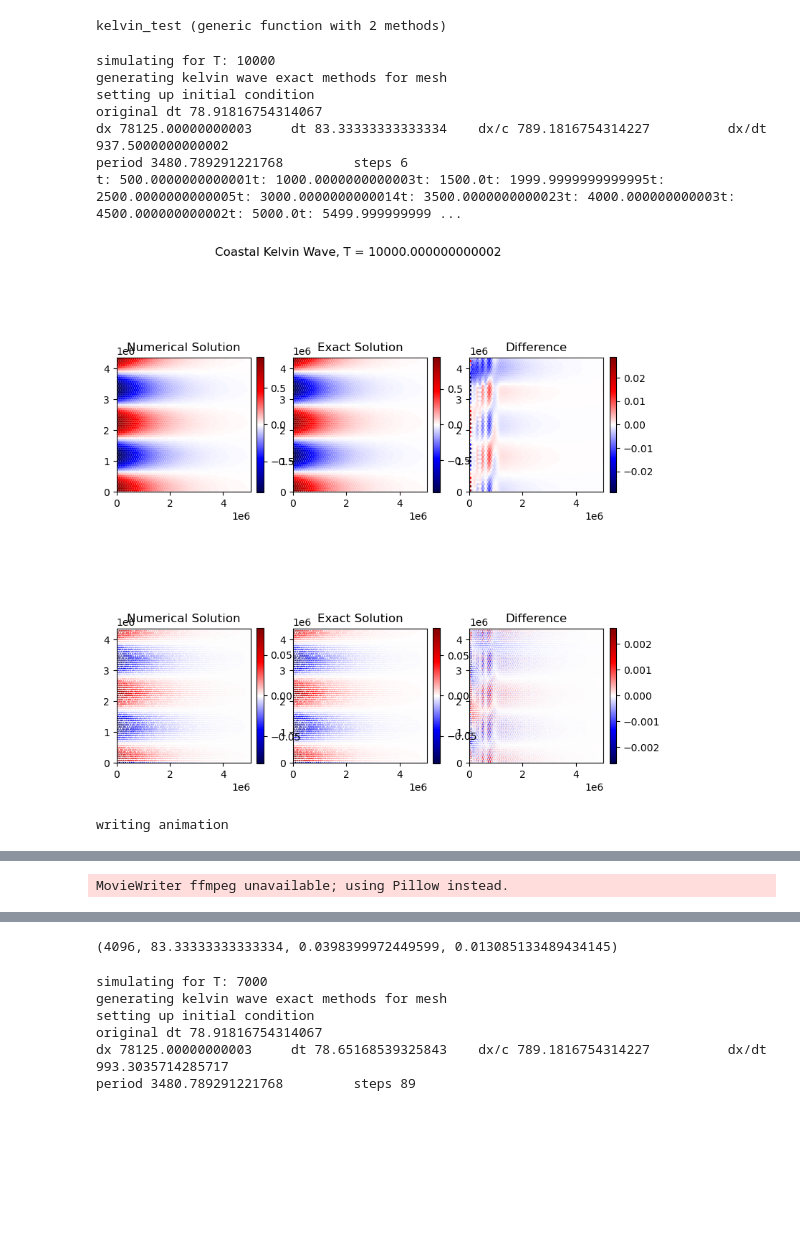
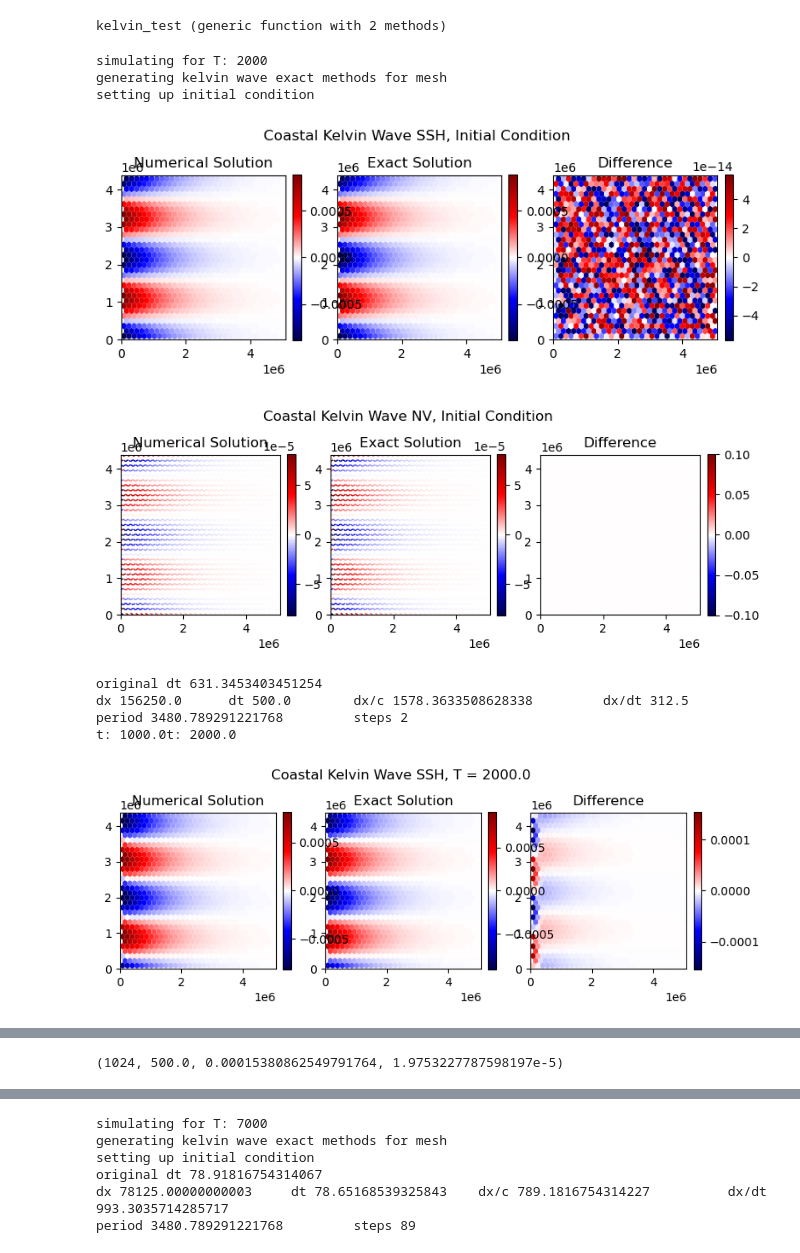
Before and after one commit to robertstrauss/MPAS_Ocean_Julia, a Jupyter notebook: KelvinWaveConvergenceTest.ipynb, the cells around one changed output, grey strips where cells are left out. Drawn from its saved outputs; the diff is of its cells as text; code cells hidden in the pictures; blank space fills up the shorter version.

Commit message:
made true layers, changing ssh to layerthickness

```diff
--- a/KelvinWaveConvergenceTest.ipynb
+++ b/KelvinWaveConvergenceTest.ipynb
@@ -34,15 +34,18 @@ end
 # %% [output]
 boundaryCondition2! (generic function with 1 method)
 # %%
+
+nvlevels=100
+nCellsX = 32
+mesh_directory,base_mesh_file_name,mesh_file_name, periodicity = CODE_ROOT * "MPAS_O_Shallow_Water/MPAS_O_Shallow_Water_Mesh_Generation/CoastalKelvinWaveMesh/ConvergenceStudyMeshes",
+    "culled_mesh_$nCellsX.nc", "mesh_$nCellsX.nc", "NonPeriodic_y"
+mpasOcean = MPAS_Ocean(mesh_directory,base_mesh_file_name,mesh_file_name, periodicity=periodicity, nvlevels=nvlevels)
+
 function lateralProfilePeriodic(y)
-    return 1e-3*cos(y/mpasOcean.lY * 4 * pi)
+    return 1e-6*cos.(y/mpasOcean.lX * 4 * pi)
 end
 lateralProfile = lateralProfilePeriodic
-nvlevels=100
-nCellsX = 256
-mesh_directory,base_mesh_file_name,mesh_file_name, periodicity = CODE_ROOT * "MPAS_O_Shallow_Water/MPAS_O_Shallow_Water_Mesh_Generation/CoastalKelvinWaveMesh/ConvergenceStudyMeshes",
-    "culled_mesh_$nCellsX.nc", "mesh_$nCellsX.nc", "NonPeriodic_x"
-mpasOcean = MPAS_Ocean(mesh_directory,base_mesh_file_name,mesh_file_name, periodicity=periodicity, nvlevels=nvlevels)
+
 kelvinWaveExactNormalVelocity, kelvinWaveExactSSH, kelvinWaveExactSolution!, boundaryCondition! = kelvinWaveGenerator(mpasOcean, lateralProfile)
 # %% [output]
 (kelvinWaveExactNormalVelocity, kelvinWaveExactSSH, kelvinWaveExactSolution!, boundaryCondition!)
@@ -48,0 +93,4 @@ kelvinWaveExactNormalVelocity, kelvinWaveExactSSH, kelvinWaveExactSolution!, bou
+# %%
+fig = plt.figure()
+edgeHeatMapMesh(mpasOcean, mpasOcean.angleEdge/pi*3, fig=fig, cmap="rainbow", cMin=0)
+display(fig)
@@ -169,18 +299,19 @@ end
 # %% [output]
 kelvin_test (generic function with 2 methods)
 # %%
-T = 10000
-nCellsX = 64
+T = 2000
+nCellsX = 32
 nCells, dt, MaxErrorNorm, L2ErrorNorm = kelvin_test(
     CODE_ROOT * "MPAS_O_Shallow_Water/MPAS_O_Shallow_Water_Mesh_Generation/CoastalKelvinWaveMesh/ConvergenceStudyMeshes",
-    "culled_mesh_$nCellsX.nc", "mesh_$nCellsX.nc", "NonPeriodic_x", T, 75, 20, plot=true, animate=true, nvlevels=1)
+    "culled_mesh_$nCellsX.nc", "mesh_$nCellsX.nc", "NonPeriodic_x", T, 75, 2, plot=true, animate=true, nvlevels=1)
 # %% [output]
-simulating for T: 10000
+simulating for T: 2000
 generating kelvin wave exact methods for mesh
 setting up initial condition
-original dt 78.91816754314067
-dx 78125.00000000003     dt 83.33333333333334    dx/c 789.1816754314227          dx/dt 937.5000000000002
-period 3480.789291221768         steps 6
-t: 500.0000000000001t: 1000.0000000000003t: 1500.0t: 1999.9999999999995t: 2500.0000000000005t: 3000.0000000000014t: 3500.0000000000023t: 4000.000000000003t: 4500.000000000002t: 5000.0t: 5499.999999999 ...
-[figure, old version]
+[figure, new version]
+[figure, added]
-writing animation
+original dt 631.3453403451254
+dx 156250.0      dt 500.0        dx/c 1578.3633508628338         dx/dt 312.5
+period 3480.789291221768         steps 2
+t: 1000.0t: 2000.0
+[figure, added]
@@ -187 +323 @@ writing animation
-MovieWriter ffmpeg unavailable; using Pillow instead.
+(1024, 500.0, 0.00015380862549791764, 1.9753227787598197e-5)
@@ -189,4 +324,3 @@ MovieWriter ffmpeg unavailable; using Pillow instead.
-(4096, 83.33333333333334, 0.0398399972449599, 0.013085133489434145)
 # %%
 T = 7000
 nCellsX = 64
```
Also changed, not shown: parts of 15 cells of this notebook, 8 other files.
